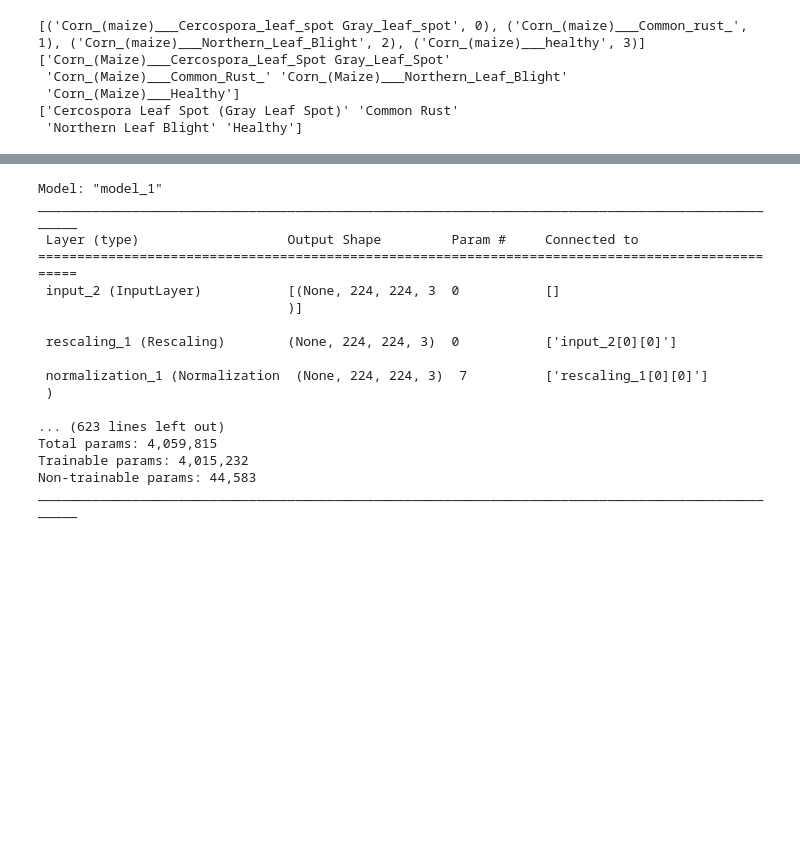
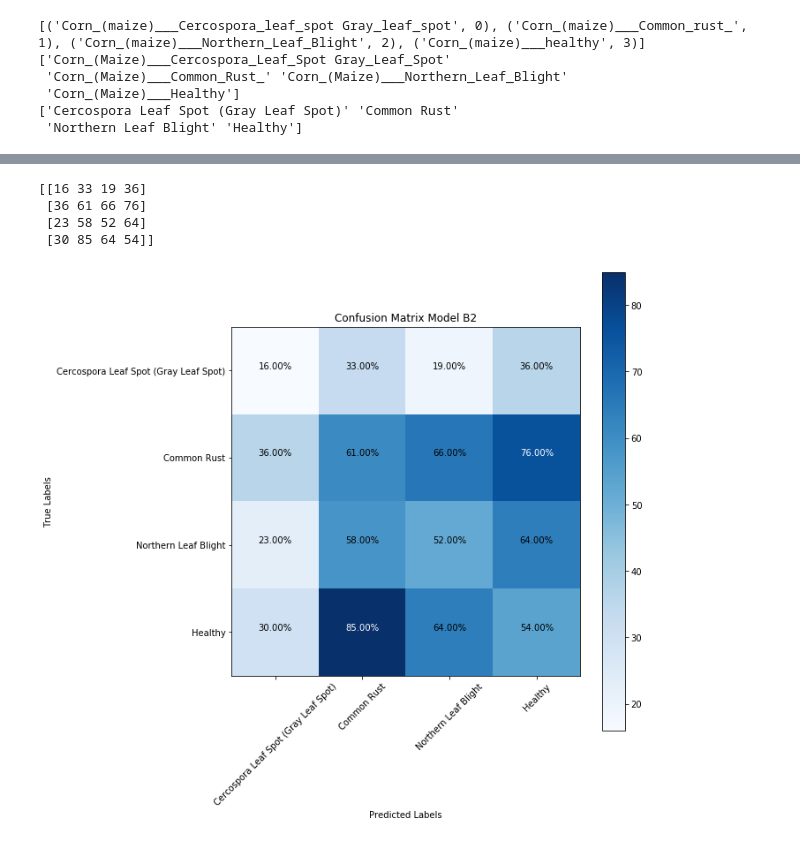
Before and after one commit to roidsaja/corn-classification, a Jupyter notebook: model.ipynb, the cells around one changed output, grey strips where cells are left out. Cells and saved outputs as stored; diff of their text form; code cells hidden in the pictures; blank space fills up the shorter version.

```diff
--- a/model.ipynb
+++ b/model.ipynb
@@ -306,4 +309,7 @@ print(data_labels)
 predicted_ids = np.argmax(predict_model, axis=-1)
 predicted_labels = data_labels[predicted_ids]
 print(predicted_labels)
+
+y_pred = np.argmax(predict_model, axis=1)
+print(y_pred)
 # %% [output]
@@ -327,51 +333,35 @@ print(predicted_labels)
-# %%
-model = tf.keras.models.load_model('saved-model/best_model')
-model.summary()
-# %% [output]
-Model: "model_1"
-__________________________________________________________________________________________________
- Layer (type)                   Output Shape         Param #     Connected to
-==================================================================================================
- input_2 (InputLayer)           [(None, 224, 224, 3  0           []
-                                )]
-
- rescaling_1 (Rescaling)        (None, 224, 224, 3)  0           ['input_2[0][0]']
-
- normalization_1 (Normalization  (None, 224, 224, 3)  7          ['rescaling_1[0][0]']
- )
-
-... (623 lines left out)
-Total params: 4,059,815
-Trainable params: 4,015,232
-Non-trainable params: 44,583
-__________________________________________________________________________________________________
 # %%
-# import itertools
+from sklearn.metrics import confusion_matrix
+import itertools
 
-# def plot_cm(cm=predict_model, numbers_type='numbers_and_percentage', class_names=data_labels, title='Confusion Matrix', cmap=plt.cm.Blues, file_name='Confusion_Matrix.png'):
-#     cm_normalized = cm.astype('float') / cm.sum(axis=1)[:, np.newaxis]
-#     plt.figure(figsize=(10, 10))
-#     plt.imshow(cm, interpolation='nearest', cmap=cmap)
-#     plt.title(title)
-#     plt.colorbar()
-#     tick_marks = np.arange(len(class_names))
-#     plt.xticks(tick_marks, class_names, rotation=45)
-#     plt.yticks(tick_marks, class_names)
+cm = confusion_matrix(test_data.classes, y_pred)
+print(cm)
 
-#     thresh = 0.8 * cm.max() / 1
-#     for i, j in itertools.product(range(cm.shape[0]), range(cm.shape[1])):
-#         if numbers_type == 'numbers_and_percentage':
-#             st1 = '{:.2f}%'.format(100 * cm_normalized[i, j])
-#             st2 = '{:.2f}%'.format(cm[i, j])
-#             plt.text(j, i, st1 + st2, horizontalalignment='center', verticalalignment='bottom', color='white' if cm[i, j] > thresh else 'black')
+plt.figure(figsize=(10, 10))
+plt.imshow(cm, cmap=plt.cm.Blues)
+plt.xlabel("Predicted Labels")
+plt.ylabel("True Labels")
+tick_marks = np.arange(len(data_labels))
+plt.xticks(tick_marks, data_labels, rotation=45)
+plt.yticks(tick_marks, data_labels)
+plt.title("Confusion Matrix Model B2")
 
-#     plt.tight_layout()
-#     plt.ylabel('True Label')
-#     plt.xlabel('Predicted Label')
-#     plt.savefig(file_name)
-#     return
+# Inserting percentage strings inside each boxes
+thresh = 0.8 * cm.max() / 1
+for i, j in itertools.product(range(cm.shape[0]), range(cm.shape[1])):
+    str_percentage = '{:.2f}%'.format(cm[i, j])
+    plt.text(j, i, str_percentage, horizontalalignment='center', verticalalignment='bottom', color='white' if cm[i, j] > thresh else 'black')
 
-# plot_cm()
+plt.tight_layout()
+plt.colorbar()
+plt.savefig('assets/Confusion Matrix Model B0.png')
+plt.show()
+# %% [output]
+[[16 33 19 36]
+ [36 61 66 76]
+ [23 58 52 64]
+ [30 85 64 54]]
+[figure, added]
 # %%
 # true_label_ids = np.argmax(test_data, axis=-1)
 
```
Also changed, not shown: parts of 11 cells of this notebook, 8 other files.
